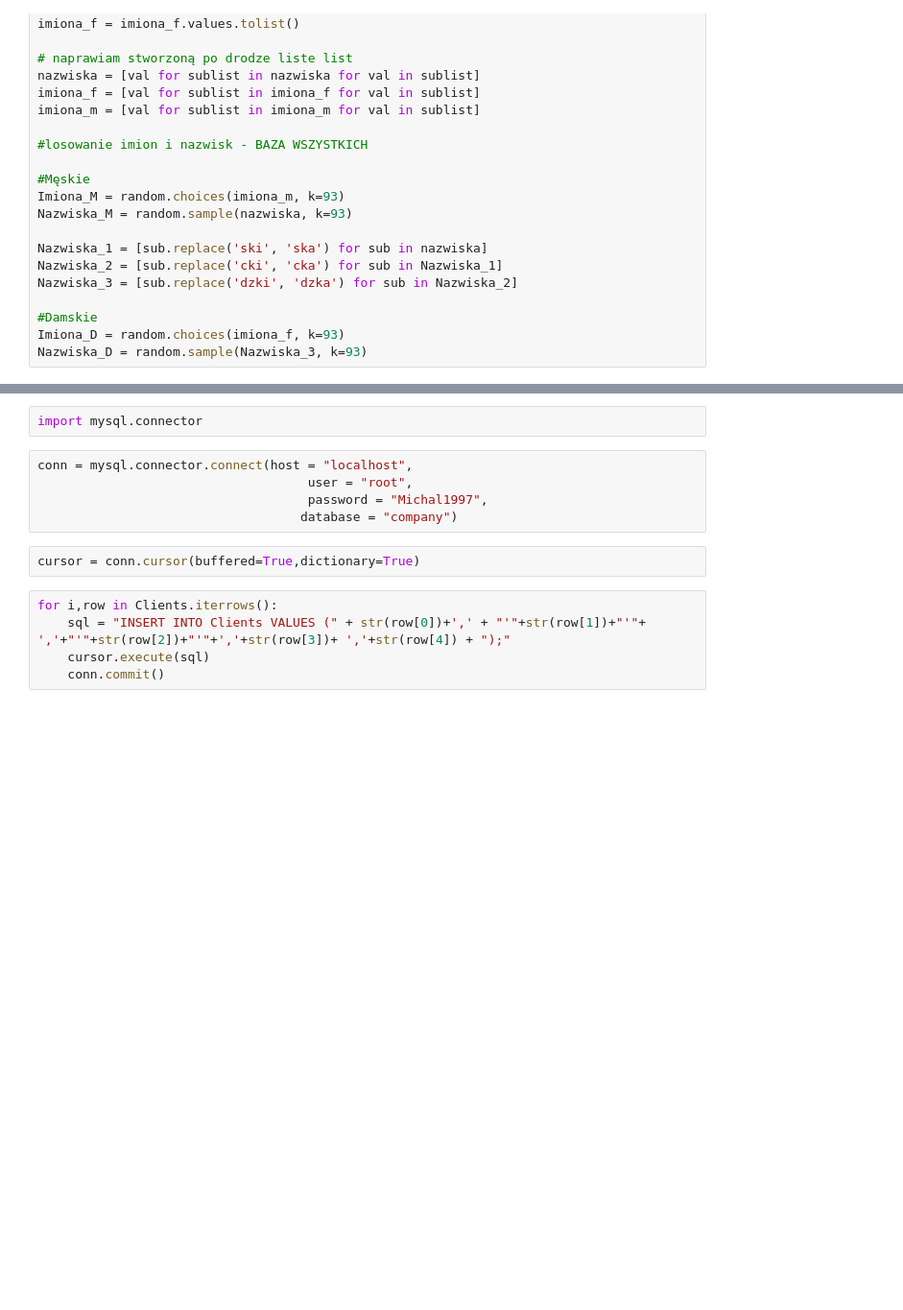
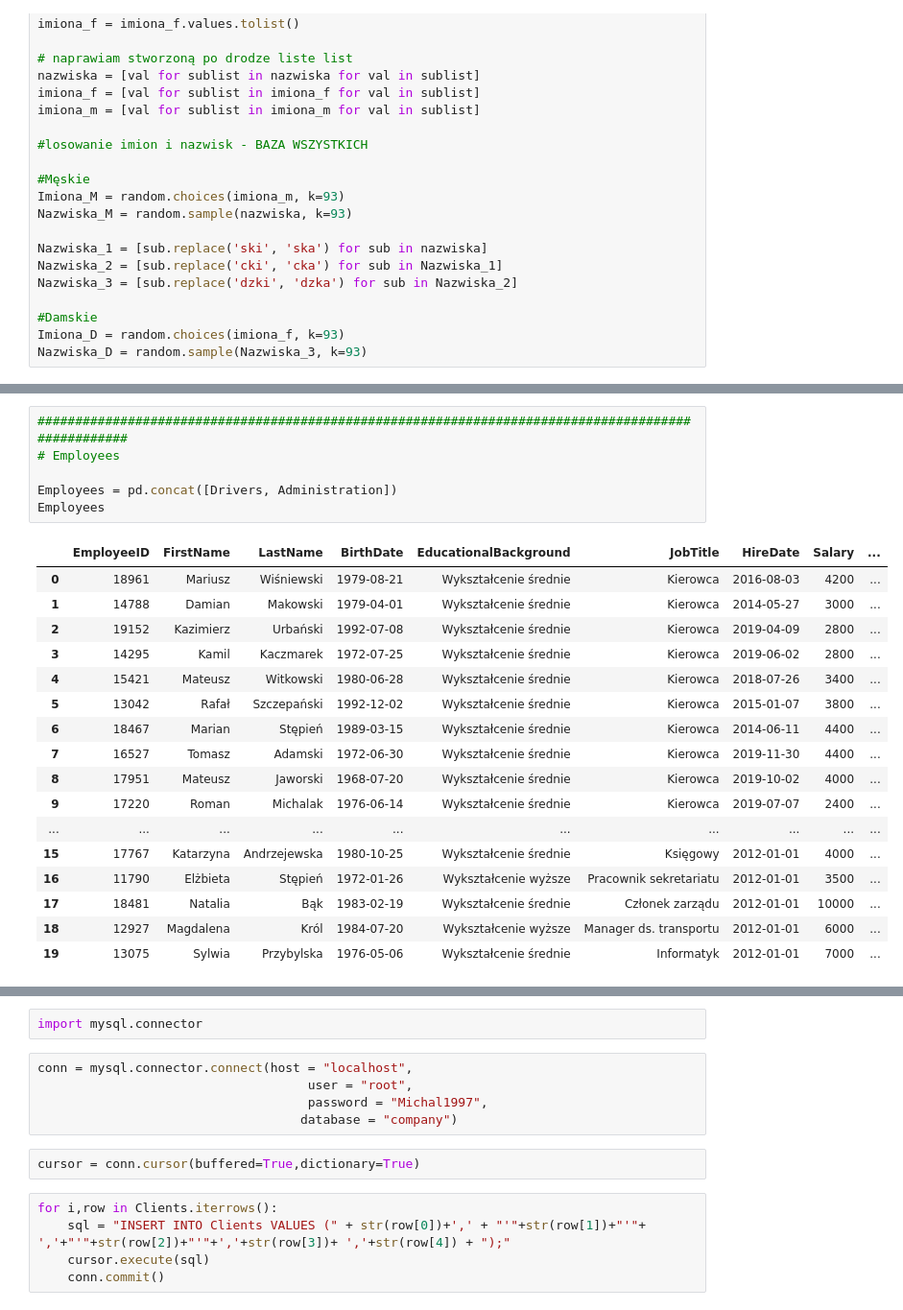
Before and after one commit to Mulares/Shipping_company_database, a Jupyter notebook: Shipping_company_database.ipynb, the cells around one changed output, grey strips where cells are left out. Shown at 96% size. Saved outputs shown, nothing was run; the diff lists cells and outputs as text; blank space fills up the shorter version.

```diff
--- a/Shipping_company_database.ipynb
+++ b/Shipping_company_database.ipynb
@@ -259,3 +259,27 @@ Administration
+# %%
+###################################################################################################
+# Employees
+
+Employees = pd.concat([Drivers, Administration])
+Employees
+# %% [output]
+|  | EmployeeID | FirstName | LastName | BirthDate | EducationalBackground | JobTitle | HireDate | Salary | ... |
+| 0 | 18961 | Mariusz | Wiśniewski | 1979-08-21 | Wykształcenie średnie | Kierowca | 2016-08-03 | 4200 | ... |
+| 1 | 14788 | Damian | Makowski | 1979-04-01 | Wykształcenie średnie | Kierowca | 2014-05-27 | 3000 | ... |
+| 2 | 19152 | Kazimierz | Urbański | 1992-07-08 | Wykształcenie średnie | Kierowca | 2019-04-09 | 2800 | ... |
+| 3 | 14295 | Kamil | Kaczmarek | 1972-07-25 | Wykształcenie średnie | Kierowca | 2019-06-02 | 2800 | ... |
+| 4 | 15421 | Mateusz | Witkowski | 1980-06-28 | Wykształcenie średnie | Kierowca | 2018-07-26 | 3400 | ... |
+| 5 | 13042 | Rafał | Szczepański | 1992-12-02 | Wykształcenie średnie | Kierowca | 2015-01-07 | 3800 | ... |
+| 6 | 18467 | Marian | Stępień | 1989-03-15 | Wykształcenie średnie | Kierowca | 2014-06-11 | 4400 | ... |
+| 7 | 16527 | Tomasz | Adamski | 1972-06-30 | Wykształcenie średnie | Kierowca | 2019-11-30 | 4400 | ... |
+| 8 | 17951 | Mateusz | Jaworski | 1968-07-20 | Wykształcenie średnie | Kierowca | 2019-10-02 | 4000 | ... |
+| 9 | 17220 | Roman | Michalak | 1976-06-14 | Wykształcenie średnie | Kierowca | 2019-07-07 | 2400 | ... |
+| ... | ... | ... | ... | ... | ... | ... | ... | ... | ... |
+| 15 | 17767 | Katarzyna | Andrzejewska | 1980-10-25 | Wykształcenie średnie | Księgowy | 2012-01-01 | 4000 | ... |
+| 16 | 11790 | Elżbieta | Stępień | 1972-01-26 | Wykształcenie wyższe | Pracownik sekretariatu | 2012-01-01 | 3500 | ... |
+| 17 | 18481 | Natalia | Bąk | 1983-02-19 | Wykształcenie średnie | Członek zarządu | 2012-01-01 | 10000 | ... |
+| 18 | 12927 | Magdalena | Król | 1984-07-20 | Wykształcenie wyższe | Manager ds. transportu | 2012-01-01 | 6000 | ... |
+| 19 | 13075 | Sylwia | Przybylska | 1976-05-06 | Wykształcenie średnie | Informatyk | 2012-01-01 | 7000 | ... |
 # %%
 ##########################################
 #Clients
```
Also changed, not shown: parts of 15 cells of this notebook, 2 other files.
